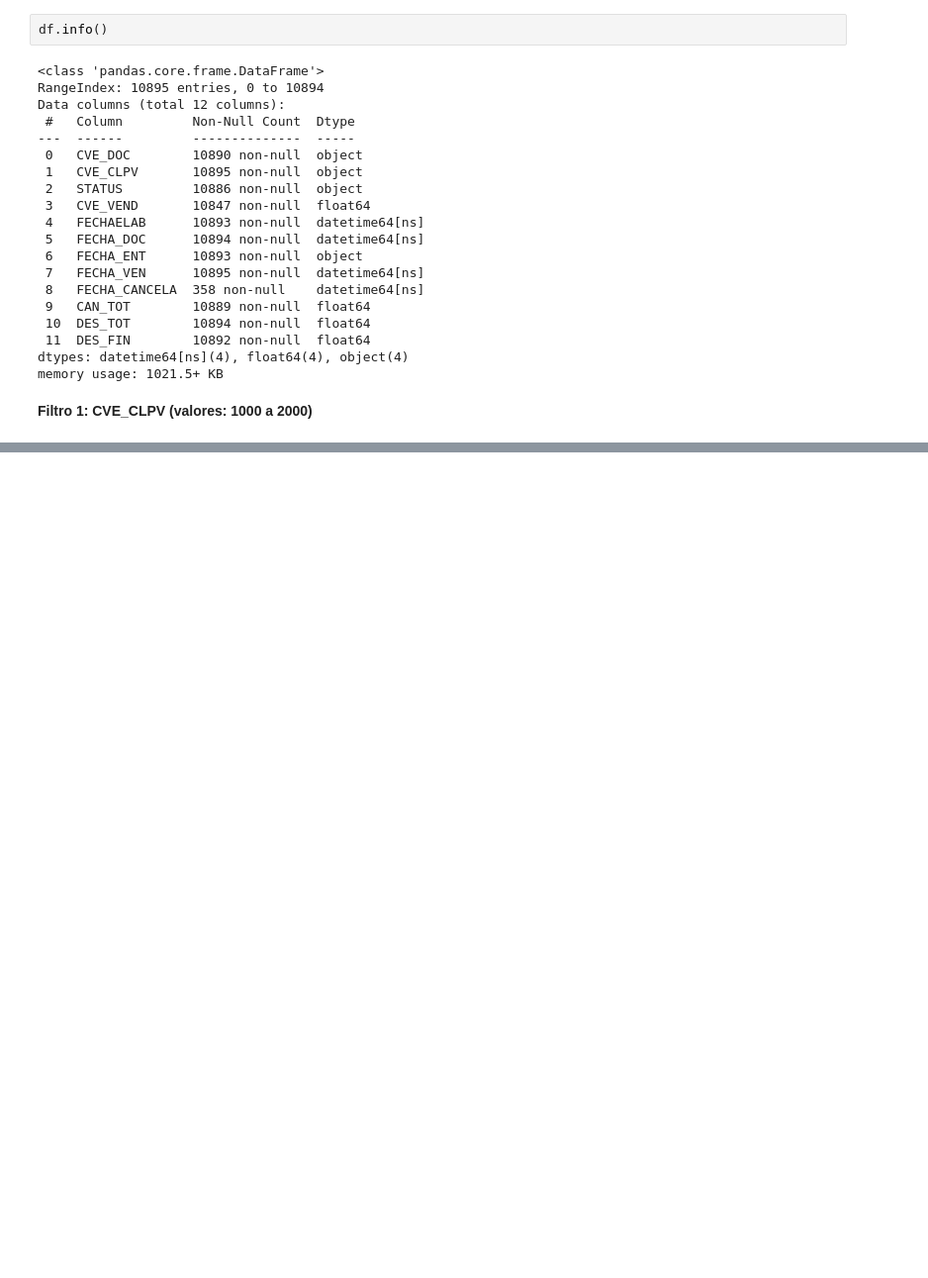
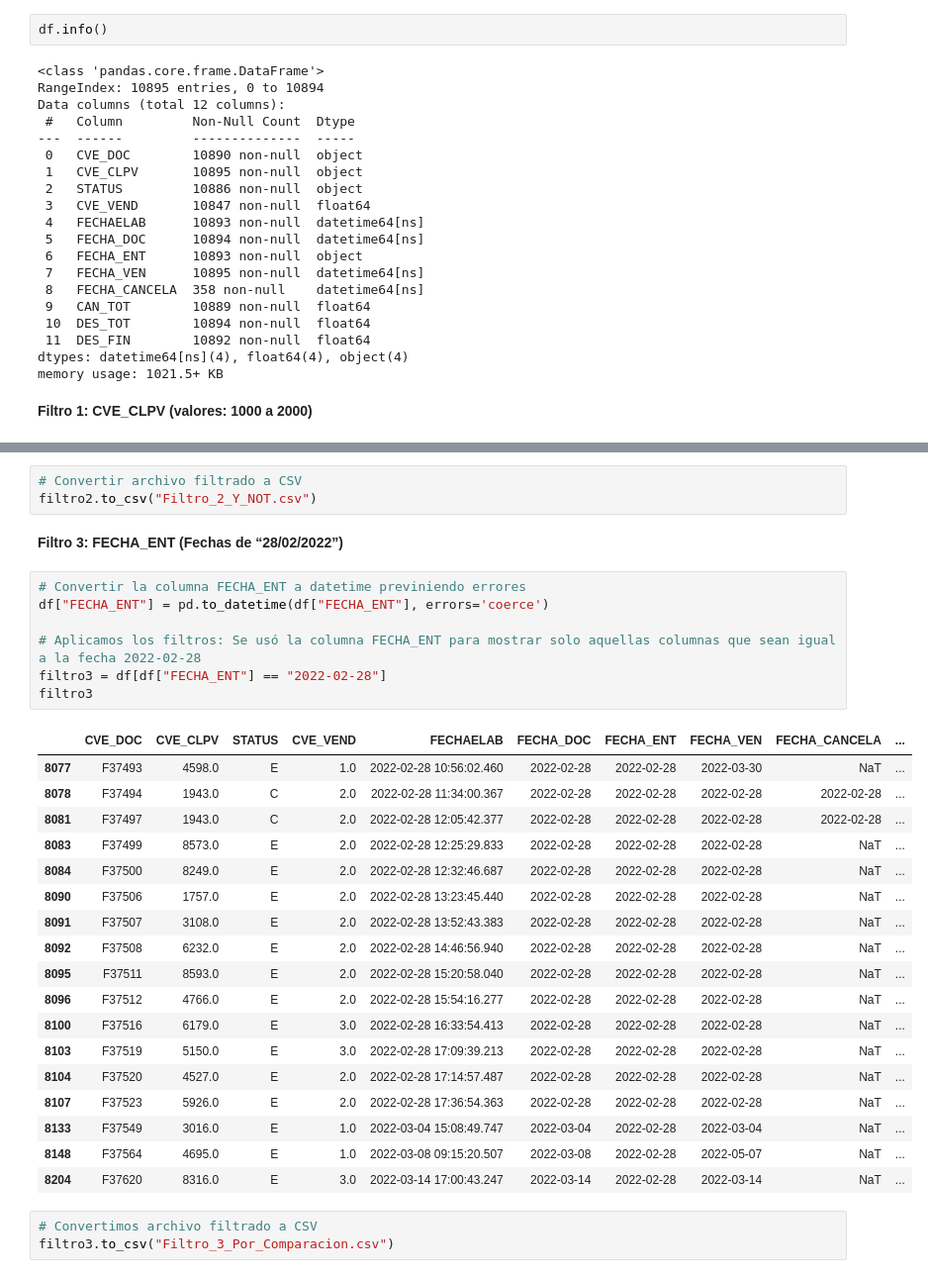
Before and after one commit to GabLopezAl/Extraccion-de-los-datos, a Jupyter notebook: Actividad_2.2_Extraccion_Datos/ExtraccionDatos2.ipynb, the cells around one changed output, grey strips where cells are left out. Shown: that part at 99% size. Cells and saved outputs as stored; diff of their text form; blank space fills up the shorter version.

```diff
--- a/Actividad_2.2_Extraccion_Datos/ExtraccionDatos2.ipynb
+++ b/Actividad_2.2_Extraccion_Datos/ExtraccionDatos2.ipynb
@@ -71,0 +97,34 @@ filtro1
+# %%
+# Convertir archivo filtrado a CSV
+filtro2.to_csv("Filtro_2_Y_NOT.csv")
+# %% [markdown]
+**Filtro 3: FECHA_ENT   (Fechas de “28/02/2022”)**
+# %%
+# Convertir la columna FECHA_ENT a datetime previniendo errores
+df["FECHA_ENT"] = pd.to_datetime(df["FECHA_ENT"], errors='coerce')
+
+# Aplicamos los filtros: Se usó la columna FECHA_ENT para mostrar solo aquellas columnas que sean igual a la fecha 2022-02-28
+filtro3 = df[df["FECHA_ENT"] == "2022-02-28"]
+filtro3
+# %% [output]
+|  | CVE_DOC | CVE_CLPV | STATUS | CVE_VEND | FECHAELAB | FECHA_DOC | FECHA_ENT | FECHA_VEN | FECHA_CANCELA | ... |
+| 8077 | F37493 | 4598.0 | E | 1.0 | 2022-02-28 10:56:02.460 | 2022-02-28 | 2022-02-28 | 2022-03-30 | NaT | ... |
+| 8078 | F37494 | 1943.0 | C | 2.0 | 2022-02-28 11:34:00.367 | 2022-02-28 | 2022-02-28 | 2022-02-28 | 2022-02-28 | ... |
+| 8081 | F37497 | 1943.0 | C | 2.0 | 2022-02-28 12:05:42.377 | 2022-02-28 | 2022-02-28 | 2022-02-28 | 2022-02-28 | ... |
+| 8083 | F37499 | 8573.0 | E | 2.0 | 2022-02-28 12:25:29.833 | 2022-02-28 | 2022-02-28 | 2022-02-28 | NaT | ... |
+| 8084 | F37500 | 8249.0 | E | 2.0 | 2022-02-28 12:32:46.687 | 2022-02-28 | 2022-02-28 | 2022-02-28 | NaT | ... |
+| 8090 | F37506 | 1757.0 | E | 2.0 | 2022-02-28 13:23:45.440 | 2022-02-28 | 2022-02-28 | 2022-02-28 | NaT | ... |
+| 8091 | F37507 | 3108.0 | E | 2.0 | 2022-02-28 13:52:43.383 | 2022-02-28 | 2022-02-28 | 2022-02-28 | NaT | ... |
+| 8092 | F37508 | 6232.0 | E | 2.0 | 2022-02-28 14:46:56.940 | 2022-02-28 | 2022-02-28 | 2022-02-28 | NaT | ... |
+| 8095 | F37511 | 8593.0 | E | 2.0 | 2022-02-28 15:20:58.040 | 2022-02-28 | 2022-02-28 | 2022-02-28 | NaT | ... |
+| 8096 | F37512 | 4766.0 | E | 2.0 | 2022-02-28 15:54:16.277 | 2022-02-28 | 2022-02-28 | 2022-02-28 | NaT | ... |
+| 8100 | F37516 | 6179.0 | E | 3.0 | 2022-02-28 16:33:54.413 | 2022-02-28 | 2022-02-28 | 2022-02-28 | NaT | ... |
+| 8103 | F37519 | 5150.0 | E | 3.0 | 2022-02-28 17:09:39.213 | 2022-02-28 | 2022-02-28 | 2022-02-28 | NaT | ... |
+| 8104 | F37520 | 4527.0 | E | 2.0 | 2022-02-28 17:14:57.487 | 2022-02-28 | 2022-02-28 | 2022-02-28 | NaT | ... |
+| 8107 | F37523 | 5926.0 | E | 2.0 | 2022-02-28 17:36:54.363 | 2022-02-28 | 2022-02-28 | 2022-02-28 | NaT | ... |
+| 8133 | F37549 | 3016.0 | E | 1.0 | 2022-03-04 15:08:49.747 | 2022-03-04 | 2022-02-28 | 2022-03-04 | NaT | ... |
+| 8148 | F37564 | 4695.0 | E | 1.0 | 2022-03-08 09:15:20.507 | 2022-03-08 | 2022-02-28 | 2022-05-07 | NaT | ... |
+| 8204 | F37620 | 8316.0 | E | 3.0 | 2022-03-14 17:00:43.247 | 2022-03-14 | 2022-02-28 | 2022-03-14 | NaT | ... |
+# %%
+# Convertimos archivo filtrado a CSV
+filtro3.to_csv("Filtro_3_Por_Comparacion.csv")
```
Also changed, not shown: parts of 16 cells of this notebook, 7 other files.
